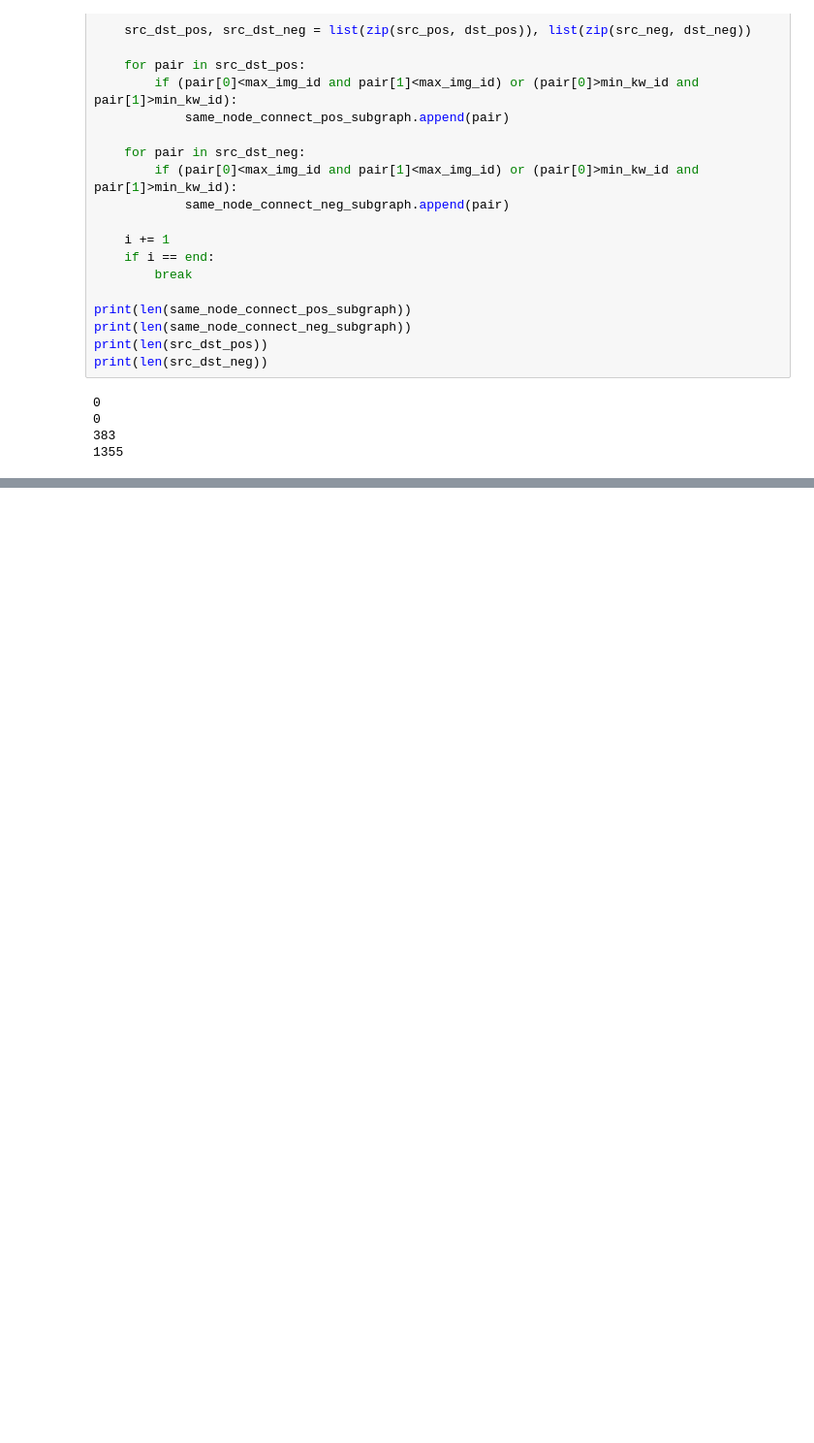
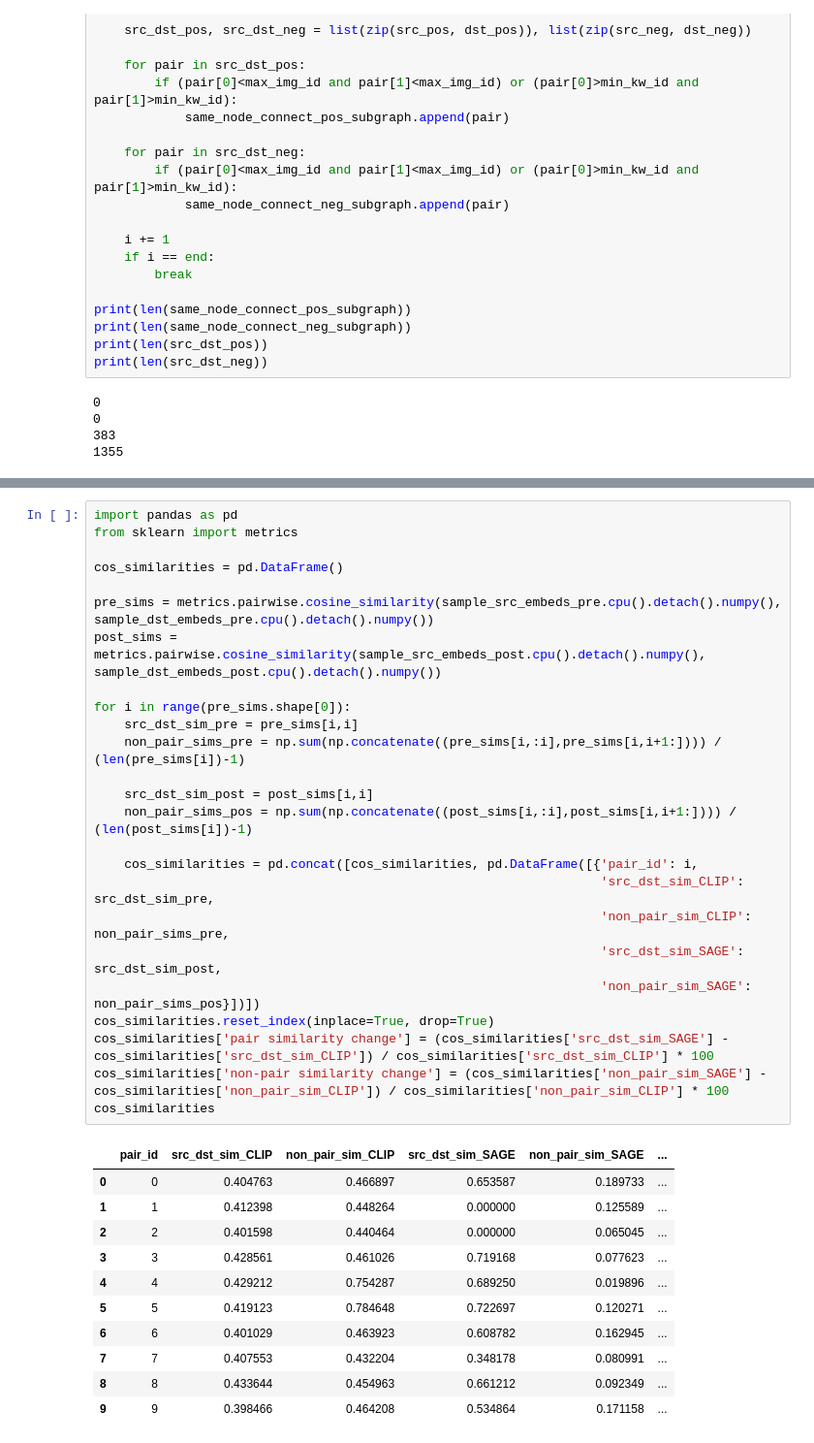
Before and after one commit to tanyanaheta/capstone-mmkg, a Jupyter notebook: notebooks/train_graphsage_explore.ipynb, the cells around one changed output, grey strips where cells are left out. Shown at 97% size. Drawn from its saved outputs; the diff is of its cells as text; blank space fills up the shorter version.

```diff
--- a/notebooks/train_graphsage_explore.ipynb
+++ b/notebooks/train_graphsage_explore.ipynb
@@ -469,0 +521,37 @@ torch.Size([10, 256])
+# %%
+import pandas as pd
+from sklearn import metrics
+
+cos_similarities = pd.DataFrame()
+
+pre_sims = metrics.pairwise.cosine_similarity(sample_src_embeds_pre.cpu().detach().numpy(), sample_dst_embeds_pre.cpu().detach().numpy())
+post_sims = metrics.pairwise.cosine_similarity(sample_src_embeds_post.cpu().detach().numpy(), sample_dst_embeds_post.cpu().detach().numpy())
+
+for i in range(pre_sims.shape[0]):
+    src_dst_sim_pre = pre_sims[i,i]
+    non_pair_sims_pre = np.sum(np.concatenate((pre_sims[i,:i],pre_sims[i,i+1:]))) / (len(pre_sims[i])-1)
+
+    src_dst_sim_post = post_sims[i,i]
+    non_pair_sims_pos = np.sum(np.concatenate((post_sims[i,:i],post_sims[i,i+1:]))) / (len(post_sims[i])-1)
+
+    cos_similarities = pd.concat([cos_similarities, pd.DataFrame([{'pair_id': i,
+                                                                   'src_dst_sim_CLIP': src_dst_sim_pre,
+                                                                   'non_pair_sim_CLIP': non_pair_sims_pre,
+                                                                   'src_dst_sim_SAGE': src_dst_sim_post,
+                                                                   'non_pair_sim_SAGE': non_pair_sims_pos}])])
+cos_similarities.reset_index(inplace=True, drop=True)
+cos_similarities['pair similarity change'] = (cos_similarities['src_dst_sim_SAGE'] - cos_similarities['src_dst_sim_CLIP']) / cos_similarities['src_dst_sim_CLIP'] * 100
+cos_similarities['non-pair similarity change'] = (cos_similarities['non_pair_sim_SAGE'] - cos_similarities['non_pair_sim_CLIP']) / cos_similarities['non_pair_sim_CLIP'] * 100
+cos_similarities
+# %% [output]
+|  | pair_id | src_dst_sim_CLIP | non_pair_sim_CLIP | src_dst_sim_SAGE | non_pair_sim_SAGE | ... |
+| 0 | 0 | 0.404763 | 0.466897 | 0.653587 | 0.189733 | ... |
+| 1 | 1 | 0.412398 | 0.448264 | 0.000000 | 0.125589 | ... |
+| 2 | 2 | 0.401598 | 0.440464 | 0.000000 | 0.065045 | ... |
+| 3 | 3 | 0.428561 | 0.461026 | 0.719168 | 0.077623 | ... |
+| 4 | 4 | 0.429212 | 0.754287 | 0.689250 | 0.019896 | ... |
+| 5 | 5 | 0.419123 | 0.784648 | 0.722697 | 0.120271 | ... |
+| 6 | 6 | 0.401029 | 0.463923 | 0.608782 | 0.162945 | ... |
+| 7 | 7 | 0.407553 | 0.432204 | 0.348178 | 0.080991 | ... |
+| 8 | 8 | 0.433644 | 0.454963 | 0.661212 | 0.092349 | ... |
+| 9 | 9 | 0.398466 | 0.464208 | 0.534864 | 0.171158 | ... |
```
Also changed, not shown: parts of 10 cells of this notebook.
